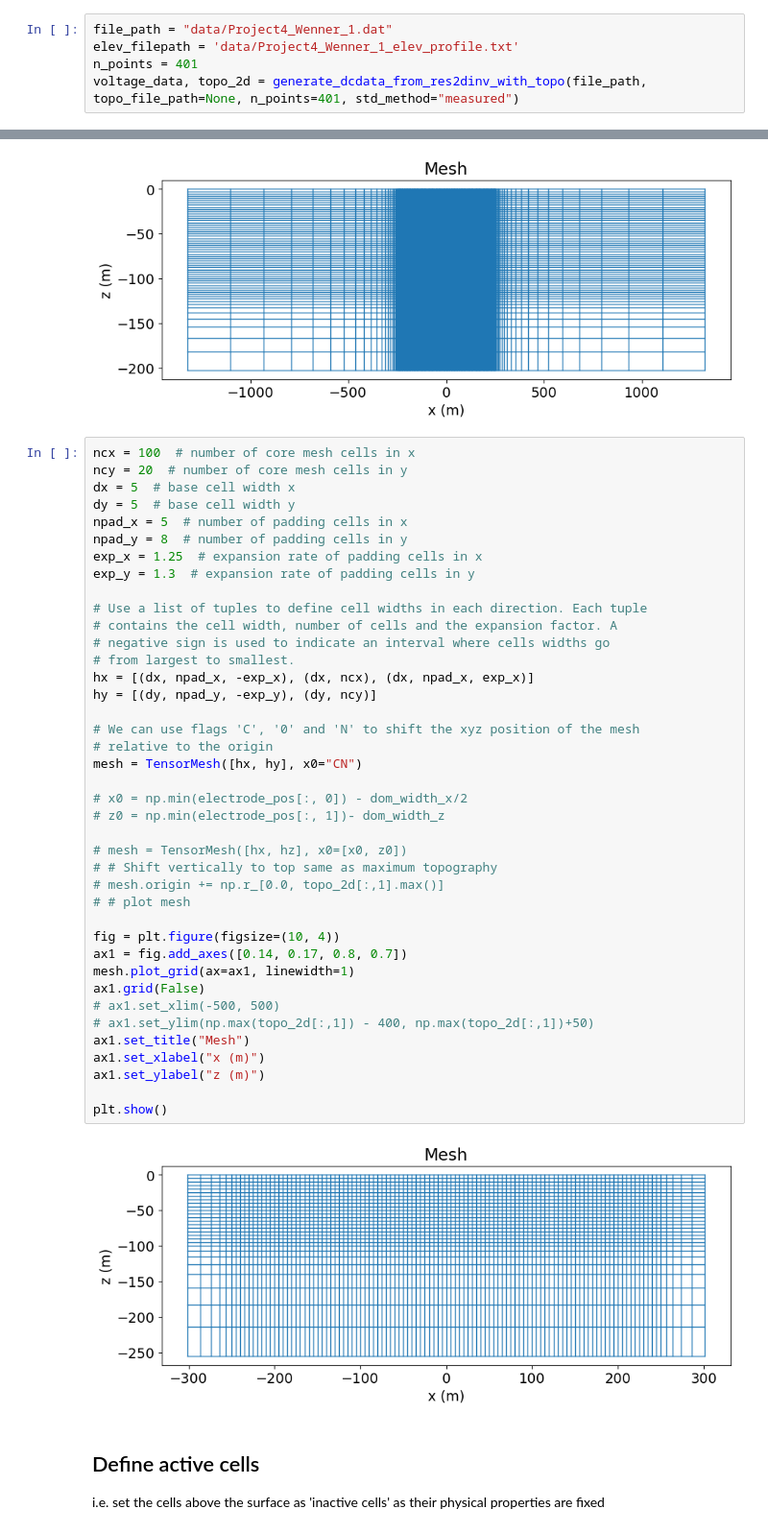
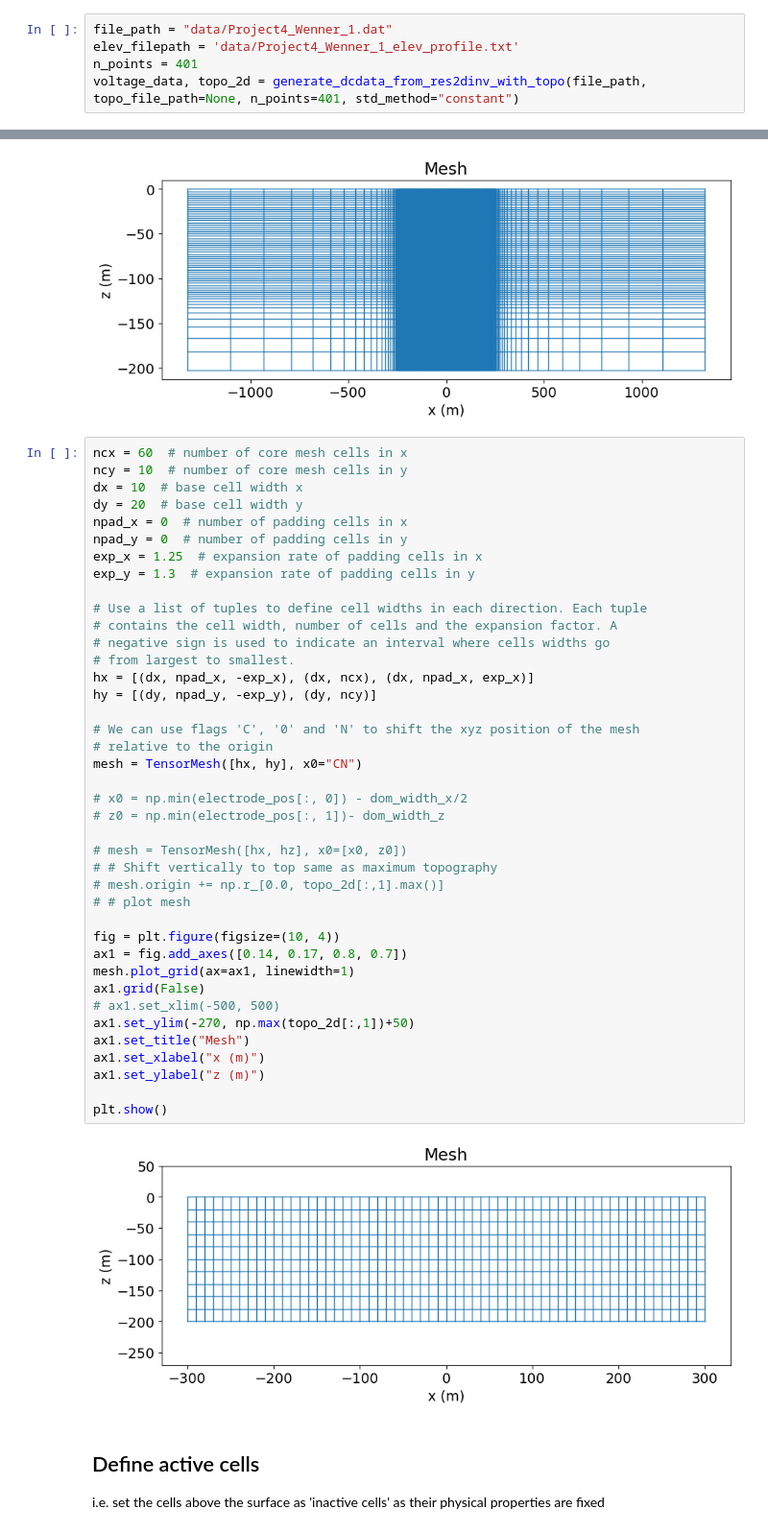
Before and after one commit to CaraBGJames/eosc-556-project, a Jupyter notebook: inversion_testing_permafrost.ipynb, the cells around one changed output, grey strips where cells are left out. Shown: that part at 96% size. Cells and saved outputs as stored; diff of their text form.

```diff
--- a/inversion_testing_permafrost.ipynb
+++ b/inversion_testing_permafrost.ipynb
@@ -282,5 +282,5 @@ def plot_electrode_positions(topo, electrodes):
 file_path = "data/Project4_Wenner_1.dat"
 elev_filepath = 'data/Project4_Wenner_1_elev_profile.txt'
 n_points = 401
-voltage_data, topo_2d = generate_dcdata_from_res2dinv_with_topo(file_path, topo_file_path=None, n_points=401, std_method="measured")
+voltage_data, topo_2d = generate_dcdata_from_res2dinv_with_topo(file_path, topo_file_path=None, n_points=401, std_method="constant")
 # %% [output]
@@ -457,47 +469,47 @@ plt.show()
 # %% [output]
 [figure]
 # %%
-ncx = 100  # number of core mesh cells in x
-ncy = 20  # number of core mesh cells in y
-dx = 5  # base cell width x
-dy = 5  # base cell width y
-npad_x = 5  # number of padding cells in x
-npad_y = 8  # number of padding cells in y
+ncx = 60  # number of core mesh cells in x
+ncy = 10  # number of core mesh cells in y
+dx = 10  # base cell width x
+dy = 20  # base cell width y
+npad_x = 0  # number of padding cells in x
+npad_y = 0  # number of padding cells in y
 exp_x = 1.25  # expansion rate of padding cells in x
 exp_y = 1.3  # expansion rate of padding cells in y
 
 # Use a list of tuples to define cell widths in each direction. Each tuple
 # contains the cell width, number of cells and the expansion factor. A
 # negative sign is used to indicate an interval where cells widths go
 # from largest to smallest.
 hx = [(dx, npad_x, -exp_x), (dx, ncx), (dx, npad_x, exp_x)]
 hy = [(dy, npad_y, -exp_y), (dy, ncy)]
 
 # We can use flags 'C', '0' and 'N' to shift the xyz position of the mesh
 # relative to the origin
 mesh = TensorMesh([hx, hy], x0="CN")
 
 # x0 = np.min(electrode_pos[:, 0]) - dom_width_x/2
 # z0 = np.min(electrode_pos[:, 1])- dom_width_z
 
 # mesh = TensorMesh([hx, hz], x0=[x0, z0])
 # # Shift vertically to top same as maximum topography
 # mesh.origin += np.r_[0.0, topo_2d[:,1].max()]
 # # plot mesh
 
 fig = plt.figure(figsize=(10, 4))
 ax1 = fig.add_axes([0.14, 0.17, 0.8, 0.7])
 mesh.plot_grid(ax=ax1, linewidth=1)
 ax1.grid(False)
 # ax1.set_xlim(-500, 500)
-# ax1.set_ylim(np.max(topo_2d[:,1]) - 400, np.max(topo_2d[:,1])+50)
+ax1.set_ylim(-270, np.max(topo_2d[:,1])+50)
 ax1.set_title("Mesh")
 ax1.set_xlabel("x (m)")
 ax1.set_ylabel("z (m)")
 
 plt.show()
 # %% [output]
-[figure, old version]
+[figure, new version]
 # %% [markdown]
 ## Define active cells
 
```
Also changed, not shown: parts of 29 cells of this notebook.
